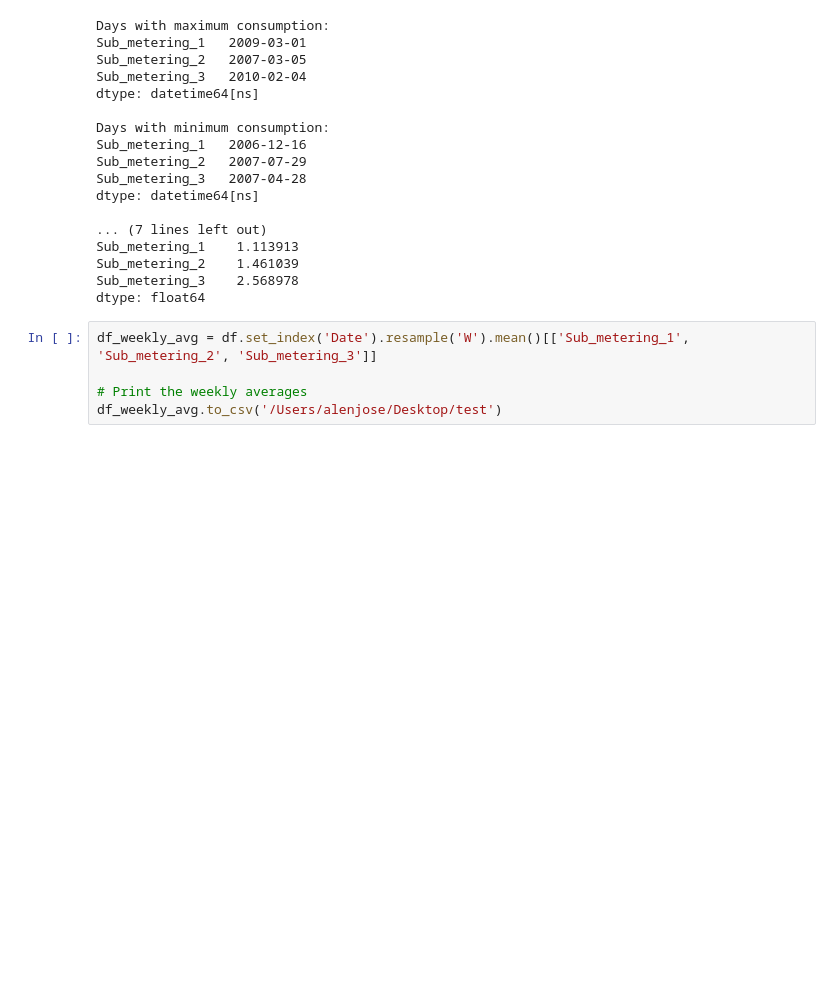
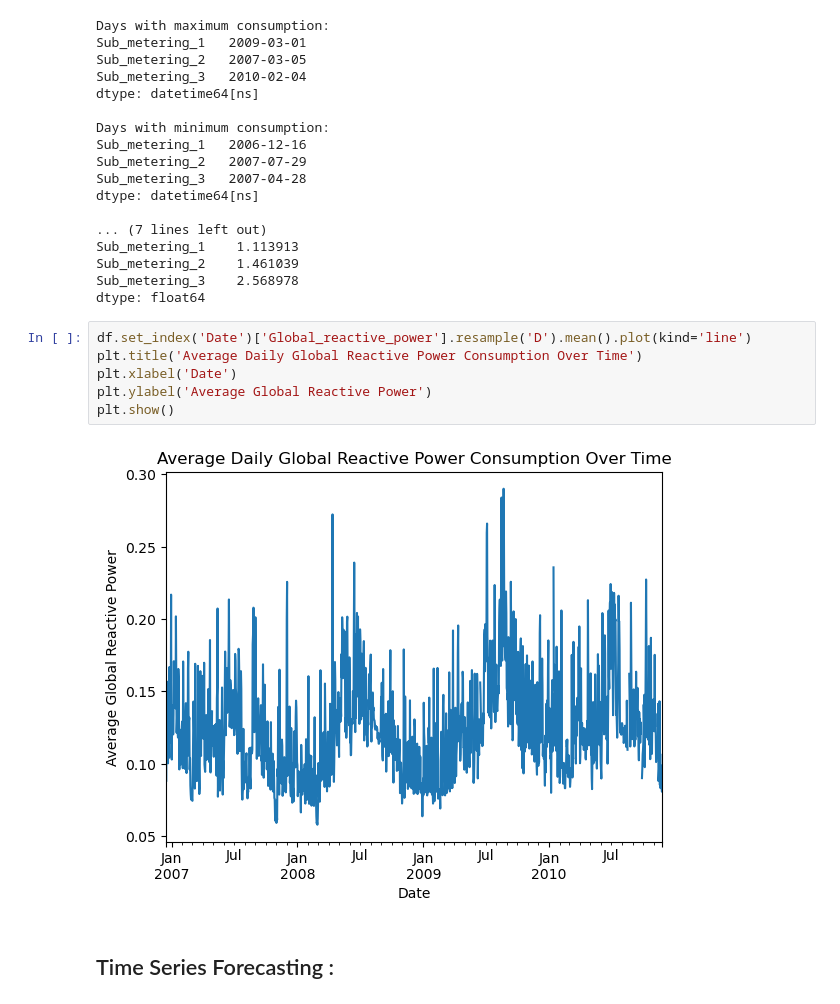
Before and after one commit to darklord-57/darklord, a Jupyter notebook: python/data_analysis/power_consumption/EDA_power_consumption.ipynb, the cells around one changed output. Drawn from its saved outputs; the diff is of its cells as text; blank space fills up the shorter version.

```diff
--- a/python/data_analysis/power_consumption/EDA_power_consumption.ipynb
+++ b/python/data_analysis/power_consumption/EDA_power_consumption.ipynb
@@ -363,8 +363,13 @@ Sub_metering_1    1.113913
 Sub_metering_2    1.461039
 Sub_metering_3    2.568978
 dtype: float64
-# %%
-df_weekly_avg = df.set_index('Date').resample('W').mean()[['Sub_metering_1', 'Sub_metering_2', 'Sub_metering_3']]
-
-# Print the weekly averages
-df_weekly_avg.to_csv('/Users/alenjose/Desktop/test')
+# %%
+df.set_index('Date')['Global_reactive_power'].resample('D').mean().plot(kind='line')
+plt.title('Average Daily Global Reactive Power Consumption Over Time')
+plt.xlabel('Date')
+plt.ylabel('Average Global Reactive Power')
+plt.show()
+# %% [output]
+[figure, added]
+# %% [markdown]
+## Time Series Forecasting :
```
Also changed, not shown: parts of 6 cells of this notebook, 10 other files.
